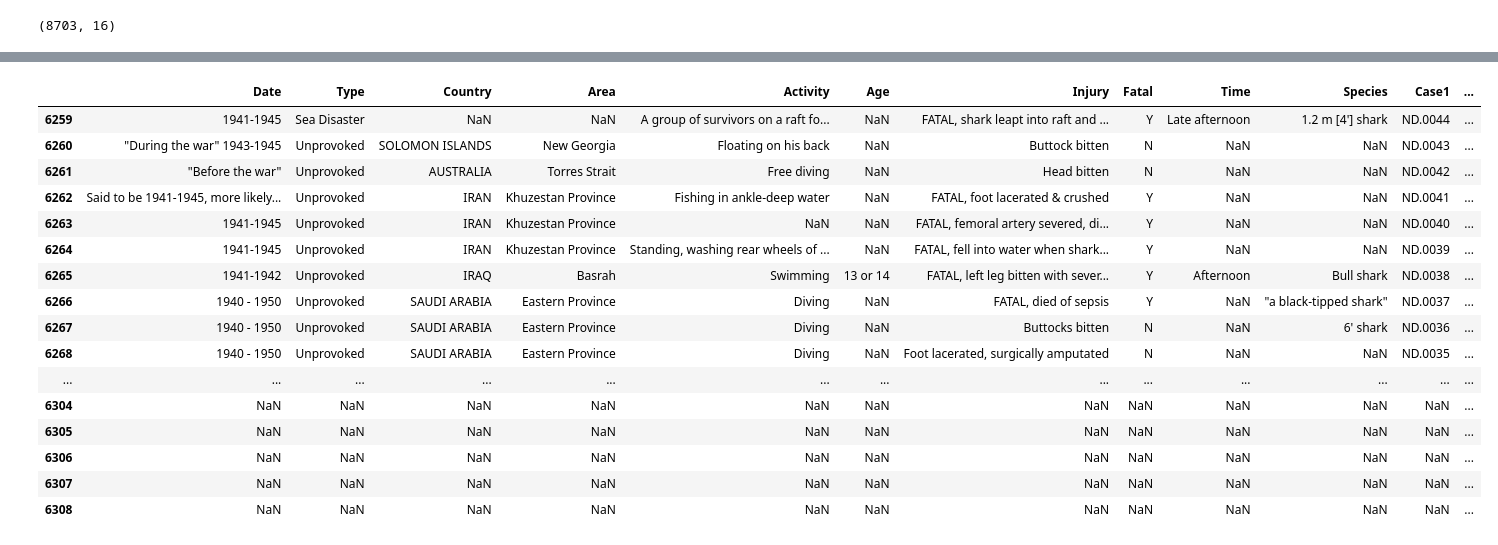
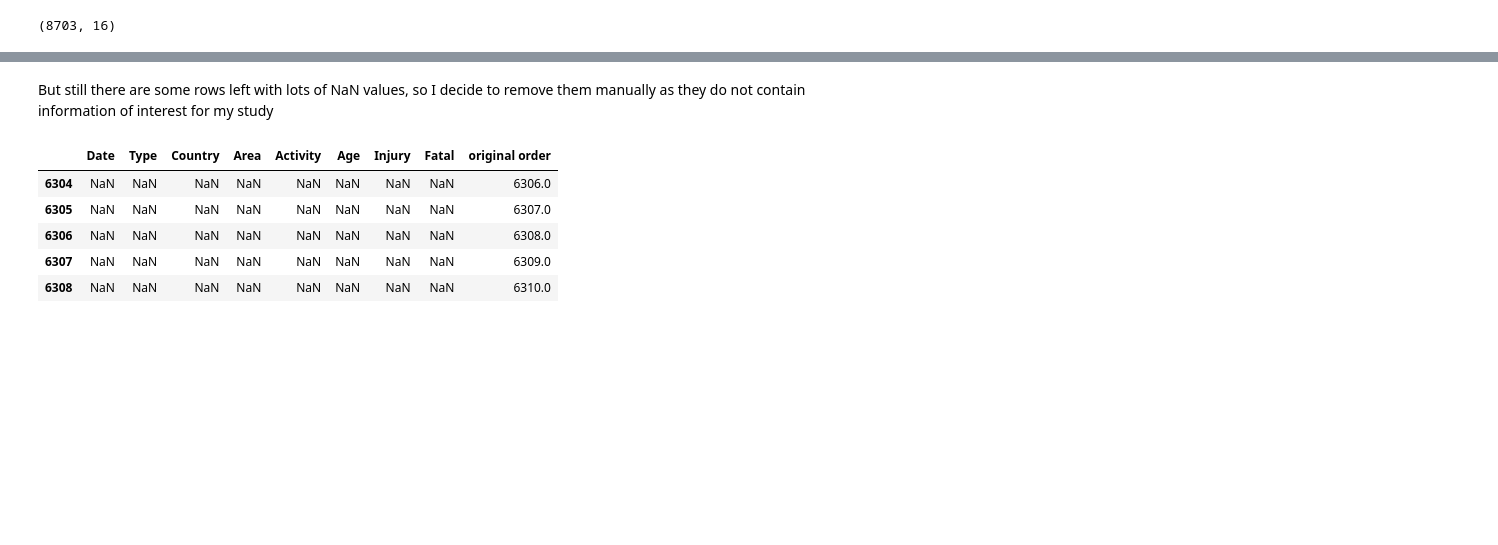
Before and after one commit to Nereland/Shark_Attack_Project, a Jupyter notebook: Pandas_Shark_Project.ipynb, the cells around one changed output, grey strips where cells are left out. Saved outputs shown, nothing was run; the diff lists cells and outputs as text; code cells hidden in the pictures; blank space fills up the shorter version.

```diff
--- a/Pandas_Shark_Project.ipynb
+++ b/Pandas_Shark_Project.ipynb
@@ -244,23 +71,15 @@ att_clean.head(60)
 # %%
-att_clean2 = att_clean.drop(columns= ["CaseNumber", "Case2", "Year", "Location"])
+
+att_clean2 = att_clean.drop(columns= ["CaseNumber", "Case2", "Year", "Location", "Time", "Case1", "Species"])
+# %% [markdown]
+But still there are some rows left with lots of NaN values, so I decide to remove them manually as they do not contain information of interest for my study
 # %%
 att_clean2 = att_clean2.dropna(how = "all")
-att_clean2.tail(50)
+att_clean2.tail()
 # %% [output]
-|  | Date | Type | Country | Area | Activity | Age | Injury | Fatal | Time | Species | Case1 | ... |
-| 6259 | 1941-1945 | Sea Disaster | NaN | NaN | A group of survivors on a raft fo... | NaN | FATAL, shark leapt into raft and ... | Y | Late afternoon | 1.2 m [4'] shark | ND.0044 | ... |
-| 6260 | "During the war" 1943-1945 | Unprovoked | SOLOMON ISLANDS | New Georgia | Floating on his back | NaN | Buttock bitten | N | NaN | NaN | ND.0043 | ... |
-| 6261 | "Before the war" | Unprovoked | AUSTRALIA | Torres Strait | Free diving | NaN | Head bitten | N | NaN | NaN | ND.0042 | ... |
-| 6262 | Said to be 1941-1945, more likely... | Unprovoked | IRAN | Khuzestan Province | Fishing in ankle-deep water | NaN | FATAL, foot lacerated & crushed | Y | NaN | NaN | ND.0041 | ... |
-| 6263 | 1941-1945 | Unprovoked | IRAN | Khuzestan Province | NaN | NaN | FATAL, femoral artery severed, di... | Y | NaN | NaN | ND.0040 | ... |
-| 6264 | 1941-1945 | Unprovoked | IRAN | Khuzestan Province | Standing, washing rear wheels of ... | NaN | FATAL, fell into water when shark... | Y | NaN | NaN | ND.0039 | ... |
-| 6265 | 1941-1942 | Unprovoked | IRAQ | Basrah | Swimming | 13 or 14 | FATAL, left leg bitten with sever... | Y | Afternoon | Bull shark | ND.0038 | ... |
-| 6266 | 1940 - 1950 | Unprovoked | SAUDI ARABIA | Eastern Province | Diving | NaN | FATAL, died of sepsis | Y | NaN | "a black-tipped shark" | ND.0037 | ... |
-| 6267 | 1940 - 1950 | Unprovoked | SAUDI ARABIA | Eastern Province | Diving | NaN | Buttocks bitten | N | NaN | 6' shark | ND.0036 | ... |
-| 6268 | 1940 - 1950 | Unprovoked | SAUDI ARABIA | Eastern Province | Diving | NaN | Foot lacerated, surgically amputated | N | NaN | NaN | ND.0035 | ... |
-| ... | ... | ... | ... | ... | ... | ... | ... | ... | ... | ... | ... | ... |
-| 6304 | NaN | NaN | NaN | NaN | NaN | NaN | NaN | NaN | NaN | NaN | NaN | ... |
-| 6305 | NaN | NaN | NaN | NaN | NaN | NaN | NaN | NaN | NaN | NaN | NaN | ... |
-| 6306 | NaN | NaN | NaN | NaN | NaN | NaN | NaN | NaN | NaN | NaN | NaN | ... |
-| 6307 | NaN | NaN | NaN | NaN | NaN | NaN | NaN | NaN | NaN | NaN | NaN | ... |
-| 6308 | NaN | NaN | NaN | NaN | NaN | NaN | NaN | NaN | NaN | NaN | NaN | ... |
+|  | Date | Type | Country | Area | Activity | Age | Injury | Fatal | original order |
+| 6304 | NaN | NaN | NaN | NaN | NaN | NaN | NaN | NaN | 6306.0 |
+| 6305 | NaN | NaN | NaN | NaN | NaN | NaN | NaN | NaN | 6307.0 |
+| 6306 | NaN | NaN | NaN | NaN | NaN | NaN | NaN | NaN | 6308.0 |
+| 6307 | NaN | NaN | NaN | NaN | NaN | NaN | NaN | NaN | 6309.0 |
+| 6308 | NaN | NaN | NaN | NaN | NaN | NaN | NaN | NaN | 6310.0 |
```
Also changed, not shown: parts of 48 cells of this notebook.
